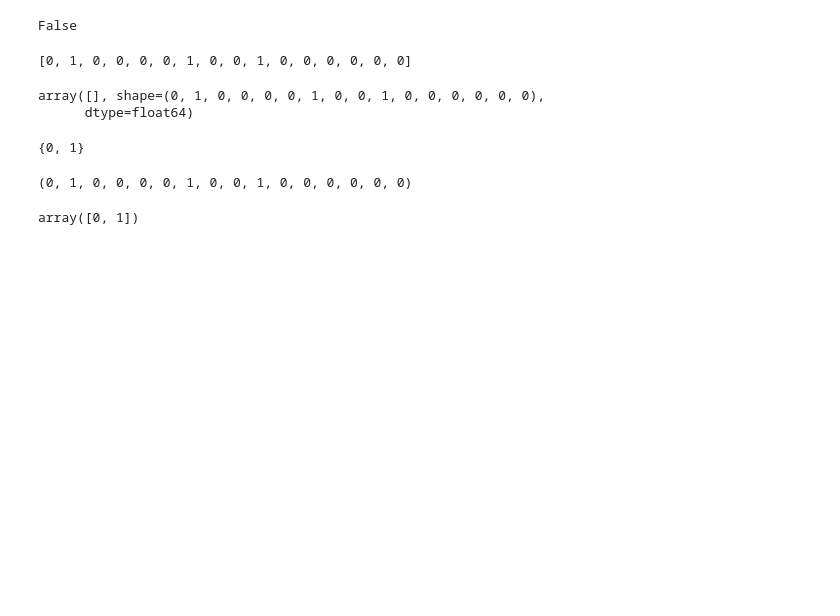
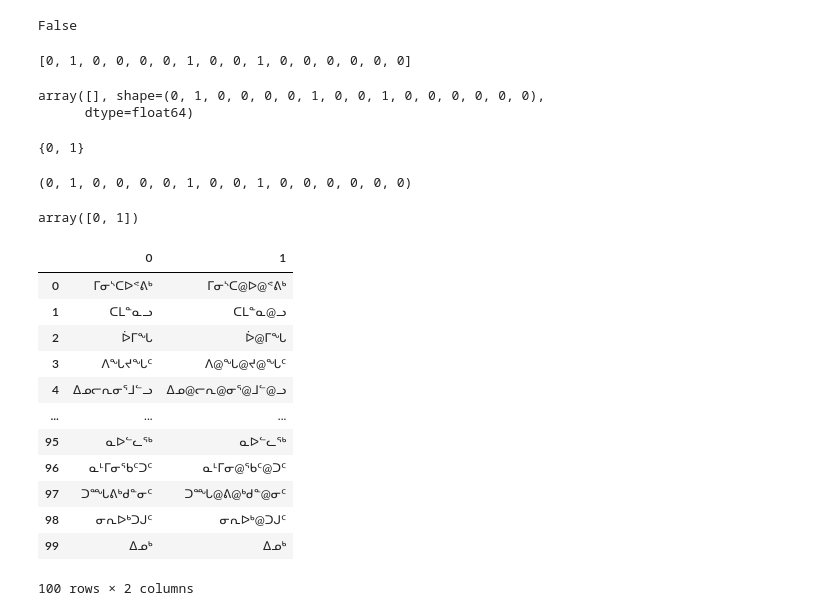
Before and after one commit to hemathias/LLMSegm_iu, a Jupyter notebook: dataset_testing.ipynb, the cells around one changed output. Cells and saved outputs as stored; diff of their text form; code cells hidden in the pictures; blank space fills up the shorter version.

```diff
--- a/dataset_testing.ipynb
+++ b/dataset_testing.ipynb
@@ -188,3 +189,23 @@ a = np.array([0, 1])
 a
 # %% [output]
 array([0, 1])
+# %%
+path2test_dir = "/home/mathias/Desktop/HI/hpc/inuktitut/llm_segm/reimplementation/data/data_small"
+lang = "iu"
+data_test = pd.read_csv(path2test_dir + f"/test.{lang}.csv", sep="\t", header=None)
+# %%
+data_test
+# %% [output]
+|  | 0 | 1 |
+| 0 | ᒥᓂᔅᑕᐅᕝᕕᒃ | ᒥᓂᔅᑕ@ᐅ@ᕝᕕᒃ |
+| 1 | ᑕᒪᓐᓇᓗ | ᑕᒪᓐᓇ@ᓗ |
+| 2 | ᐆᒥᖓ | ᐆ@ᒥᖓ |
+| 3 | ᐱᖓᔪᖓᑦ | ᐱ@ᖓ@ᔪ@ᖓᑦ |
+| 4 | ᐃᓄᓕᕆᓂᕐᒧᓪᓗ | ᐃᓄ@ᓕᕆ@ᓂᕐ@ᒧᓪ@ᓗ |
+| ... | ... | ... |
+| 95 | ᓇᐅᓪᓚᖅ | ᓇᐅᓪᓚᖅ |
+| 96 | ᓇᒻᒥᓂᖃᑦᑐᑦ | ᓇᒻᒥᓂ@ᖃᑦ@ᑐᑦ |
+| 97 | ᑐᙵᕕᒃᑯᓐᓂᑦ | ᑐᙵ@ᕕ@ᒃᑯᓐ@ᓂᑦ |
+| 98 | ᓂᕆᐅᒃᑐᒍᑦ | ᓂᕆᐅᒃ@ᑐᒍᑦ |
+| 99 | ᐃᓄᒃ | ᐃᓄᒃ |
+100 rows × 2 columns
```
Also changed, not shown: parts of 4 cells of this notebook, 5 other files.
